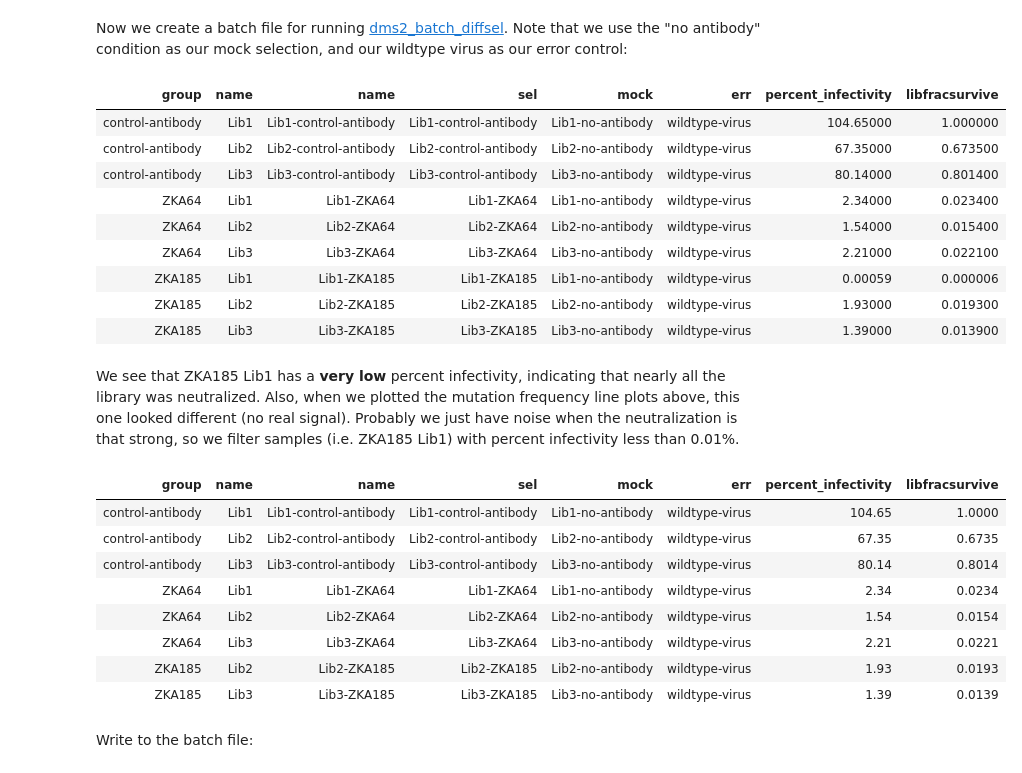
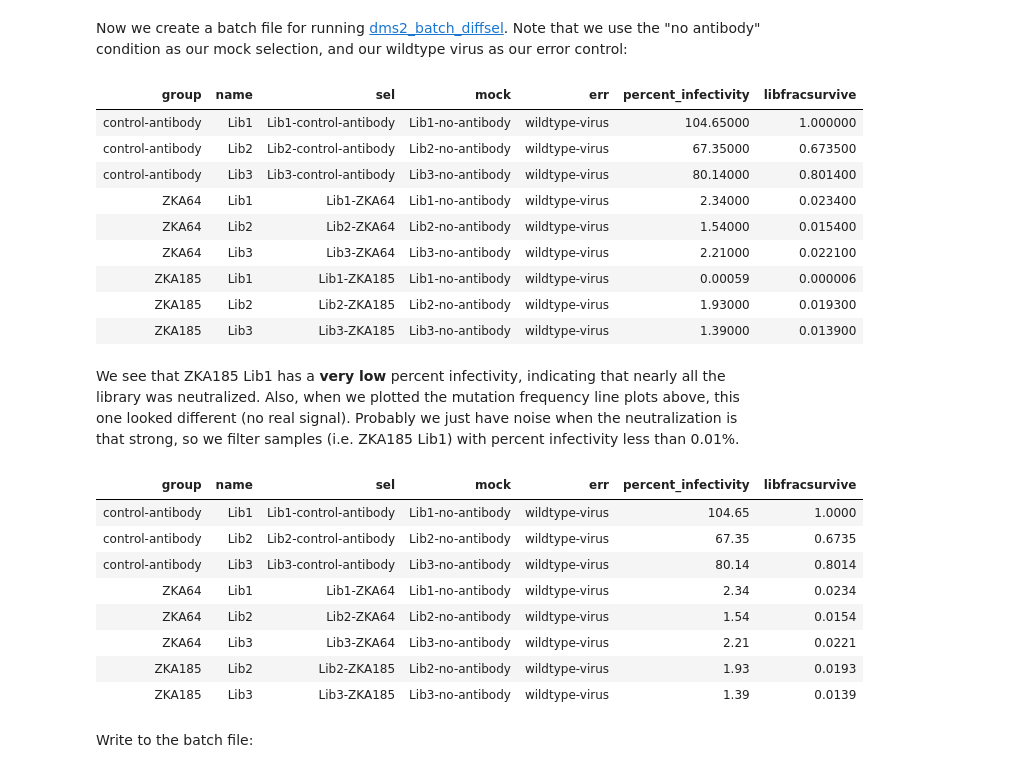
Before and after one commit to jbloomlab/ZIKV_DMS_with_EvansLab, a Jupyter notebook: analysis_notebook.ipynb, the cells around one changed output. Cells and saved outputs as stored; diff of their text form; code cells hidden in the pictures.

```diff
--- a/analysis_notebook.ipynb
+++ b/analysis_notebook.ipynb
@@ -423,30 +436,32 @@ Note that we use the "no antibody" condition as our mock selection, and our wild
 # %%
 diffsel_batch = (
     samples
     .assign(sel=lambda x: x['name'],
             mock=lambda x: x['library'] + '-no-antibody',
             err='wildtype-virus',
             libfracsurvive=lambda x:
                 numpy.clip(x.percent_infectivity / 100, None, 1)
             )
     .query('antibody not in ["none", "no-antibody"]')
+    .drop(columns=['name'])
     .rename(columns={'antibody':'group', 'library':'name'})
     [['group', 'name', 'sel', 'mock', 'err',
       'percent_infectivity', 'libfracsurvive']]
+    .reset_index(drop=True)
     )
 
 display(HTML(diffsel_batch.to_html(index=False)))
 # %% [output]
-| group | name | name | sel | mock | err | percent_infectivity | libfracsurvive |
-| control-antibody | Lib1 | Lib1-control-antibody | Lib1-control-antibody | Lib1-no-antibody | wildtype-virus | 104.65000 | 1.000000 |
-| control-antibody | Lib2 | Lib2-control-antibody | Lib2-control-antibody | Lib2-no-antibody | wildtype-virus | 67.35000 | 0.673500 |
-| control-antibody | Lib3 | Lib3-control-antibody | Lib3-control-antibody | Lib3-no-antibody | wildtype-virus | 80.14000 | 0.801400 |
-| ZKA64 | Lib1 | Lib1-ZKA64 | Lib1-ZKA64 | Lib1-no-antibody | wildtype-virus | 2.34000 | 0.023400 |
-| ZKA64 | Lib2 | Lib2-ZKA64 | Lib2-ZKA64 | Lib2-no-antibody | wildtype-virus | 1.54000 | 0.015400 |
-| ZKA64 | Lib3 | Lib3-ZKA64 | Lib3-ZKA64 | Lib3-no-antibody | wildtype-virus | 2.21000 | 0.022100 |
-| ZKA185 | Lib1 | Lib1-ZKA185 | Lib1-ZKA185 | Lib1-no-antibody | wildtype-virus | 0.00059 | 0.000006 |
-| ZKA185 | Lib2 | Lib2-ZKA185 | Lib2-ZKA185 | Lib2-no-antibody | wildtype-virus | 1.93000 | 0.019300 |
-| ZKA185 | Lib3 | Lib3-ZKA185 | Lib3-ZKA185 | Lib3-no-antibody | wildtype-virus | 1.39000 | 0.013900 |
+| group | name | sel | mock | err | percent_infectivity | libfracsurvive |
+| control-antibody | Lib1 | Lib1-control-antibody | Lib1-no-antibody | wildtype-virus | 104.65000 | 1.000000 |
+| control-antibody | Lib2 | Lib2-control-antibody | Lib2-no-antibody | wildtype-virus | 67.35000 | 0.673500 |
+| control-antibody | Lib3 | Lib3-control-antibody | Lib3-no-antibody | wildtype-virus | 80.14000 | 0.801400 |
+| ZKA64 | Lib1 | Lib1-ZKA64 | Lib1-no-antibody | wildtype-virus | 2.34000 | 0.023400 |
+| ZKA64 | Lib2 | Lib2-ZKA64 | Lib2-no-antibody | wildtype-virus | 1.54000 | 0.015400 |
+| ZKA64 | Lib3 | Lib3-ZKA64 | Lib3-no-antibody | wildtype-virus | 2.21000 | 0.022100 |
+| ZKA185 | Lib1 | Lib1-ZKA185 | Lib1-no-antibody | wildtype-virus | 0.00059 | 0.000006 |
+| ZKA185 | Lib2 | Lib2-ZKA185 | Lib2-no-antibody | wildtype-virus | 1.93000 | 0.019300 |
+| ZKA185 | Lib3 | Lib3-ZKA185 | Lib3-no-antibody | wildtype-virus | 1.39000 | 0.013900 |
 # %% [markdown]
 We see that ZKA185 Lib1 has a **very low** percent infectivity, indicating that nearly all the library was neutralized.
 Also, when we plotted the mutation frequency line plots above, this one looked different (no real signal).
@@ -456,15 +471,15 @@ diffsel_batch = diffsel_batch.query('percent_infectivity > 0.01')
 
 display(HTML(diffsel_batch.to_html(index=False)))
 # %% [output]
-| group | name | name | sel | mock | err | percent_infectivity | libfracsurvive |
-| control-antibody | Lib1 | Lib1-control-antibody | Lib1-control-antibody | Lib1-no-antibody | wildtype-virus | 104.65 | 1.0000 |
-| control-antibody | Lib2 | Lib2-control-antibody | Lib2-control-antibody | Lib2-no-antibody | wildtype-virus | 67.35 | 0.6735 |
-| control-antibody | Lib3 | Lib3-control-antibody | Lib3-control-antibody | Lib3-no-antibody | wildtype-virus | 80.14 | 0.8014 |
-| ZKA64 | Lib1 | Lib1-ZKA64 | Lib1-ZKA64 | Lib1-no-antibody | wildtype-virus | 2.34 | 0.0234 |
-| ZKA64 | Lib2 | Lib2-ZKA64 | Lib2-ZKA64 | Lib2-no-antibody | wildtype-virus | 1.54 | 0.0154 |
-| ZKA64 | Lib3 | Lib3-ZKA64 | Lib3-ZKA64 | Lib3-no-antibody | wildtype-virus | 2.21 | 0.0221 |
-| ZKA185 | Lib2 | Lib2-ZKA185 | Lib2-ZKA185 | Lib2-no-antibody | wildtype-virus | 1.93 | 0.0193 |
-| ZKA185 | Lib3 | Lib3-ZKA185 | Lib3-ZKA185 | Lib3-no-antibody | wildtype-virus | 1.39 | 0.0139 |
+| group | name | sel | mock | err | percent_infectivity | libfracsurvive |
+| control-antibody | Lib1 | Lib1-control-antibody | Lib1-no-antibody | wildtype-virus | 104.65 | 1.0000 |
+| control-antibody | Lib2 | Lib2-control-antibody | Lib2-no-antibody | wildtype-virus | 67.35 | 0.6735 |
+| control-antibody | Lib3 | Lib3-control-antibody | Lib3-no-antibody | wildtype-virus | 80.14 | 0.8014 |
+| ZKA64 | Lib1 | Lib1-ZKA64 | Lib1-no-antibody | wildtype-virus | 2.34 | 0.0234 |
+| ZKA64 | Lib2 | Lib2-ZKA64 | Lib2-no-antibody | wildtype-virus | 1.54 | 0.0154 |
+| ZKA64 | Lib3 | Lib3-ZKA64 | Lib3-no-antibody | wildtype-virus | 2.21 | 0.0221 |
+| ZKA185 | Lib2 | Lib2-ZKA185 | Lib2-no-antibody | wildtype-virus | 1.93 | 0.0193 |
+| ZKA185 | Lib3 | Lib3-ZKA185 | Lib3-no-antibody | wildtype-virus | 1.39 | 0.0139 |
 # %% [markdown]
 Write to the batch file:
 # %%
```
Also changed, not shown: parts of 22 cells of this notebook, 7 other files.
